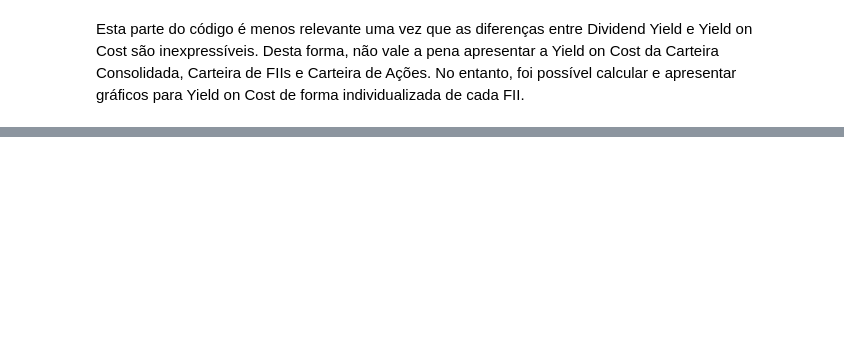
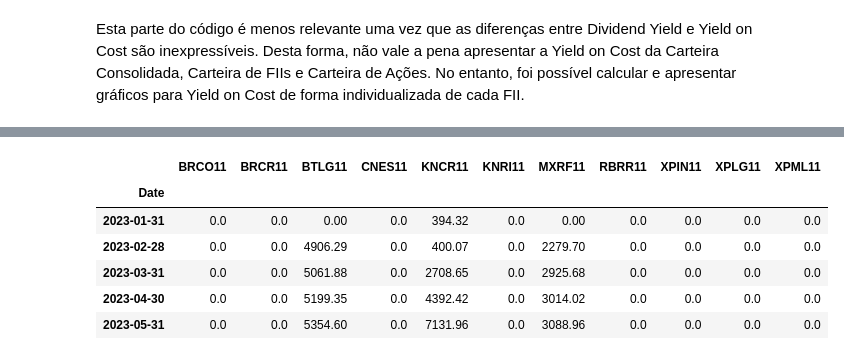
Before and after one commit to renato747/Analise_de_Portefolio, a Jupyter notebook: Carteira_Investimentos.ipynb, the cells around one changed output, grey strips where cells are left out. Cells and saved outputs as stored; diff of their text form; code cells hidden in the pictures; blank space fills up the shorter version.

```diff
--- a/Carteira_Investimentos.ipynb
+++ b/Carteira_Investimentos.ipynb
@@ -1739,0 +1824,21 @@ for produto in Dividend_Yield_filtrado.index:
+# %%
+'''
+Calcular o Montante Investido por FII
+
+'''
+# Multiplicação dos preços ajustados pelos valores de quantidade de cotas
+df_montante_investido = df_precos_ajustados_mensal * quantidade_cotas_transposto
+
+# Arredondar os valores para facilitar a leitura
+df_montante_investido = df_montante_investido.round(2)
+
+# Exibir o montante investido
+df_montante_investido.head()
+# %% [output]
+|  | BRCO11 | BRCR11 | BTLG11 | CNES11 | KNCR11 | KNRI11 | MXRF11 | RBRR11 | XPIN11 | XPLG11 | XPML11 |
+| Date |  |  |  |  |  |  |  |  |  |  |  |
+| 2023-01-31 | 0.0 | 0.0 | 0.00 | 0.0 | 394.32 | 0.0 | 0.00 | 0.0 | 0.0 | 0.0 | 0.0 |
+| 2023-02-28 | 0.0 | 0.0 | 4906.29 | 0.0 | 400.07 | 0.0 | 2279.70 | 0.0 | 0.0 | 0.0 | 0.0 |
+| 2023-03-31 | 0.0 | 0.0 | 5061.88 | 0.0 | 2708.65 | 0.0 | 2925.68 | 0.0 | 0.0 | 0.0 | 0.0 |
+| 2023-04-30 | 0.0 | 0.0 | 5199.35 | 0.0 | 4392.42 | 0.0 | 3014.02 | 0.0 | 0.0 | 0.0 | 0.0 |
+| 2023-05-31 | 0.0 | 0.0 | 5354.60 | 0.0 | 7131.96 | 0.0 | 3088.96 | 0.0 | 0.0 | 0.0 | 0.0 |
```
Also changed, not shown: parts of 15 cells of this notebook.
